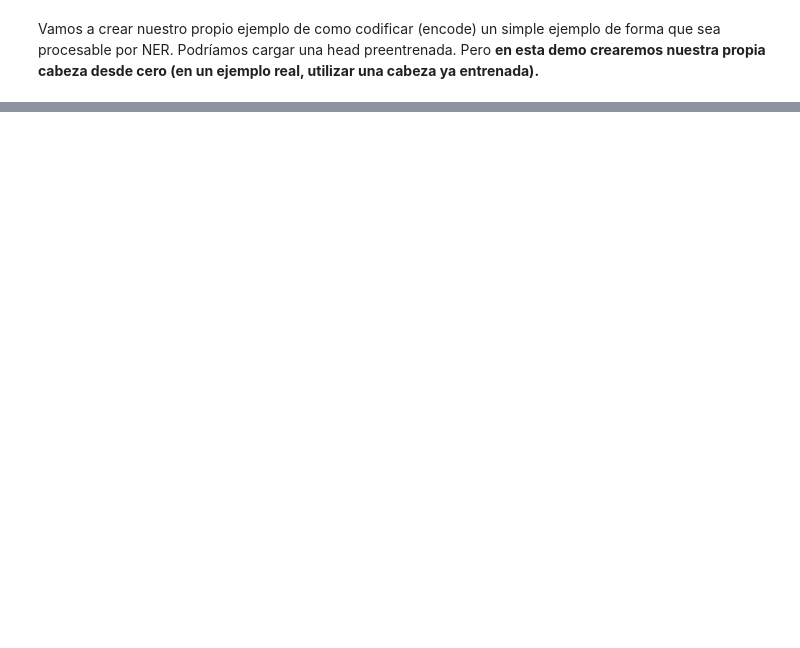
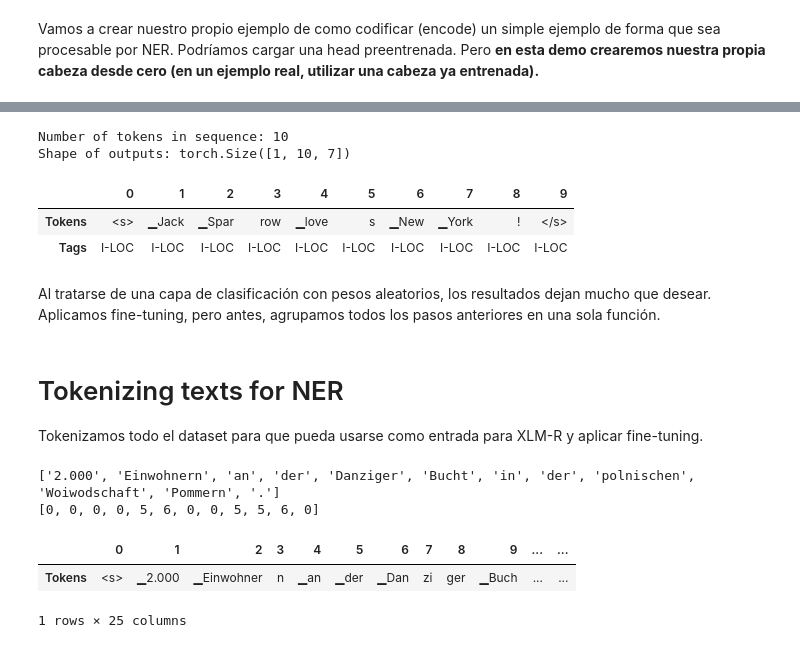
Before and after one commit to JuanCarlosAlonsoValenzuela/nlp-transformers, a Jupyter notebook: chapter_04_multilingualNER/01_NER.ipynb, the cells around one changed output, grey strips where cells are left out. Drawn from its saved outputs; the diff is of its cells as text; code cells hidden in the pictures; blank space fills up the shorter version.

```diff
--- a/chapter_04_multilingualNER/01_NER.ipynb
+++ b/chapter_04_multilingualNER/01_NER.ipynb
@@ -146,0 +259,6 @@ Vamos a crear nuestro propio ejemplo de como codificar (encode) un simple ejempl
+# %%
+xlmr_config = AutoConfig.from_pretrained(xlmr_model_name,
+                                         num_labels=tags.num_classes,
+                                         id2label=index2tag,
+                                         label2id=tag2index
+                                        )
@@ -146,0 +267,6 @@ Vamos a crear nuestro propio ejemplo de como codificar (encode) un simple ejempl
+# %%
+device = torch.device("cuda" if torch.cuda.is_available() else "cpu")
+
+xlmr_model = (XLMRobertaForTokenClassification.from_pretrained(xlmr_model_name, config=xlmr_config)
+              .to(device)
+             )
@@ -146,0 +292,17 @@ Vamos a crear nuestro propio ejemplo de como codificar (encode) un simple ejempl
+# %%
+outputs = xlmr_model(input_ids.to(device)).logits
+predictions = torch.argmax(outputs, dim=-1)
+print(f"Number of tokens in sequence: {len(xlmr_tokens)}")
+print(f"Shape of outputs: {outputs.shape}")
+# %% [output]
+Number of tokens in sequence: 10
+Shape of outputs: torch.Size([1, 10, 7])
+# %%
+preds = [tags.names[p] for p in predictions[0].cpu().numpy()]
+pd.DataFrame([xlmr_tokens, preds], index=["Tokens", "Tags"])
+# %% [output]
+|  | 0 | 1 | 2 | 3 | 4 | 5 | 6 | 7 | 8 | 9 |
+| Tokens | <s> | ▁Jack | ▁Spar | row | ▁love | s | ▁New | ▁York | ! | </s> |
+| Tags | I-LOC | I-LOC | I-LOC | I-LOC | I-LOC | I-LOC | I-LOC | I-LOC | I-LOC | I-LOC |
+# %% [markdown]
+Al tratarse de una capa de clasificación con pesos aleatorios, los resultados dejan mucho que desear. Aplicamos fine-tuning, pero antes, agrupamos todos los pasos anteriores en una sola función.
@@ -146,0 +322,3 @@ Vamos a crear nuestro propio ejemplo de como codificar (encode) un simple ejempl
+# %% [markdown]
+# Tokenizing texts for NER
+Tokenizamos todo el dataset para que pueda usarse como entrada para XLM-R y aplicar fine-tuning.
@@ -146,0 +330,16 @@ Vamos a crear nuestro propio ejemplo de como codificar (encode) un simple ejempl
+# %%
+print(words)
+print(labels)
+# %% [output]
+['2.000', 'Einwohnern', 'an', 'der', 'Danziger', 'Bucht', 'in', 'der', 'polnischen', 'Woiwodschaft', 'Pommern', '.']
+[0, 0, 0, 0, 5, 6, 0, 0, 5, 5, 6, 0]
+# %%
+# Tokenizamos cada palabra, utilizando is_split_into_words para indicar que
+# nuestra secuencia de input ya ha sido dividida en palabras
+tokenized_input = xlmr_tokenizer(de_example["tokens"], is_split_into_words=True)
+tokens = xlmr_tokenizer.convert_ids_to_tokens(tokenized_input["input_ids"])
+pd.DataFrame([tokens], index=["Tokens"])
+# %% [output]
+|  | 0 | 1 | 2 | 3 | 4 | 5 | 6 | 7 | 8 | 9 | ... | ... |
+| Tokens | <s> | ▁2.000 | ▁Einwohner | n | ▁an | ▁der | ▁Dan | zi | ger | ▁Buch | ... | ... |
+1 rows × 25 columns
```
Also changed, not shown: parts of 49 cells of this notebook, 1 other file.
